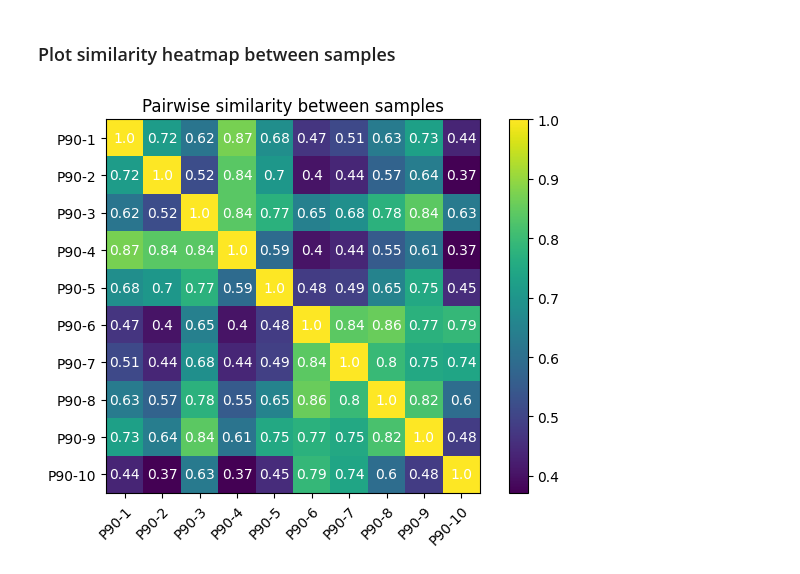
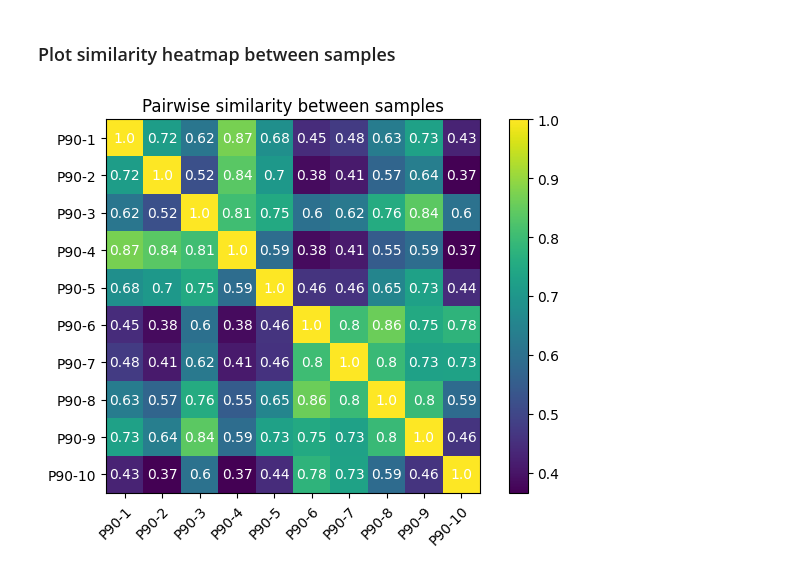
Before and after one commit to Tara-Guillorit/TP-BILL, a Jupyter notebook: analyse.ipynb, the cells around one changed output. Cells and saved outputs as stored; diff of their text form; code cells hidden in the pictures.

```diff
--- a/analyse.ipynb
+++ b/analyse.ipynb
@@ -25,8 +43,8 @@ except FileNotFoundError:
 # %% [markdown]
 ### Plot similarity heatmap between samples
 # %%
-grouped_data = comp.group_variants(data, max_dist=0, min_sim=0.5)
+grouped_data = comp.group_variants(data, max_dist=0, min_sim=1)
 sims = comp.pairwise_similarity(list(range(0, 10)), grouped_data)
 comp.variant_heatmap(sims, [f"P90-{i}" for i in range(1, 11)])
 # %% [output]
-[figure, old version]
+[figure, new version]
```
Also changed, not shown: parts of 4 cells of this notebook, 1 other file.
